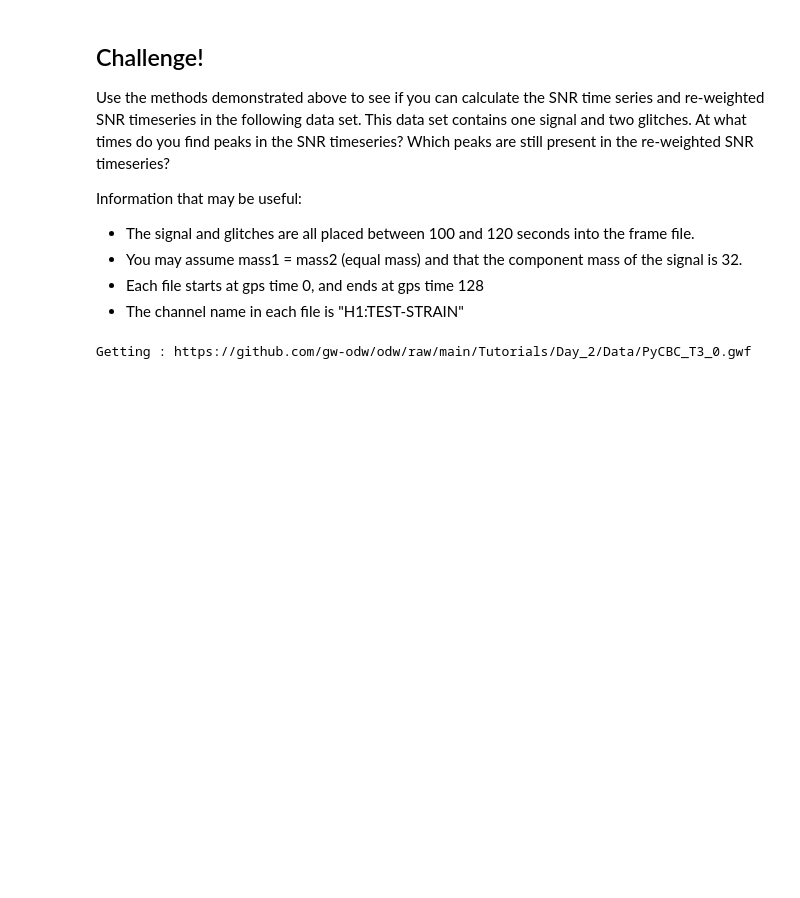
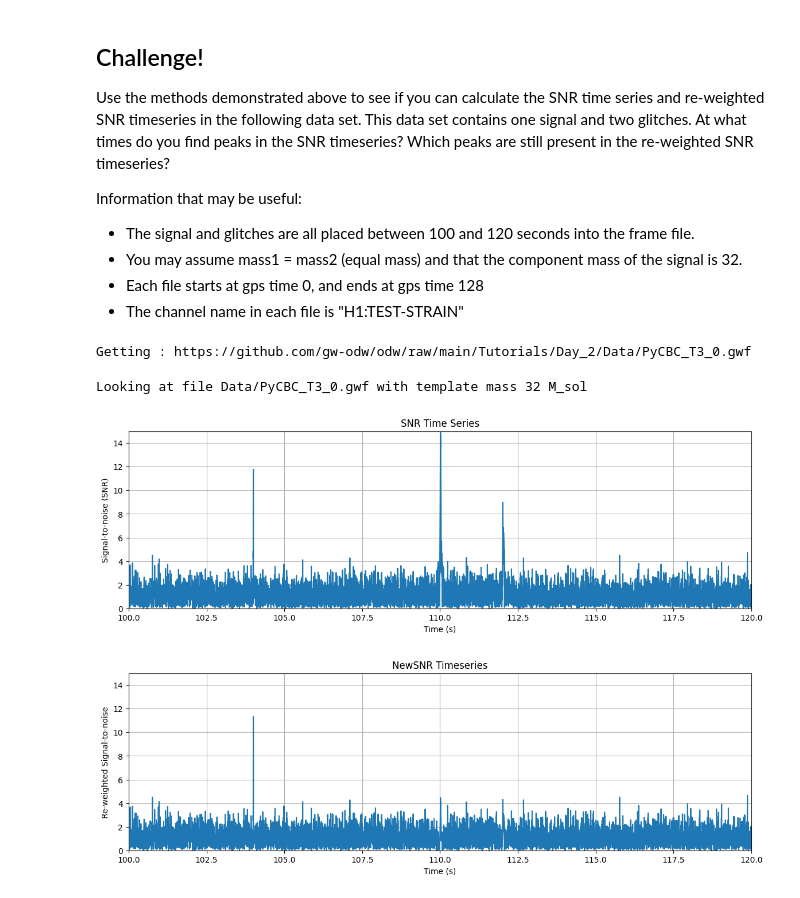
Before and after one commit to Ishan-A-Deshpande/GWODW-25, a Jupyter notebook: Tutorials/Day_2/Tuto_2.3_Signal_consistency_and_significance.ipynb, the cells around one changed output. Cells and saved outputs as stored; diff of their text form; code cells hidden in the pictures; blank space fills up the shorter version.

```diff
--- a/Tutorials/Day_2/Tuto_2.3_Signal_consistency_and_significance.ipynb
+++ b/Tutorials/Day_2/Tuto_2.3_Signal_consistency_and_significance.ipynb
@@ -405,3 +405,65 @@ end = start + 128
 ts = read_frame(file_name, channel_name, start, end)
 # %% [output]
 Getting : https://github.com/gw-odw/odw/raw/main/Tutorials/Day_2/Data/PyCBC_T3_0.gwf
+# %%
+import pylab
+
+def challenge_matched_filter(file_name,mass):
+  print("Looking at file {} with template mass {} M_sol".format(file_name,mass))
+  channel_name = "H1:TEST-STRAIN"
+  start = 0
+  end = start + 128
+  ts = read_frame(file_name, channel_name, start, end)
+  ts = highpass(ts, 15.0)
+  strain_ts = resample_to_delta_t(ts, 1.0/2048)
+  conditioned_ts = strain_ts.crop(2, 2)
+  psd_ts = conditioned_ts.psd(4)
+  psd_ts = interpolate(psd_ts, conditioned_ts.delta_f)
+  psd_ts = inverse_spectrum_truncation(psd_ts, int(4 * conditioned_ts.sample_rate),
+  low_frequency_cutoff=15)
+  hp_x, _ = get_fd_waveform(approximant="IMRPhenomD",
+     mass1=mass, mass2=mass,
+     f_lower=20.0, delta_f=conditioned_ts.delta_f)
+  hp_x.resize(len(psd_ts))
+
+  # For each observatory use this template to calculate the SNR time series
+  snr_x = matched_filter(hp_x, conditioned_ts, psd=psd_ts, low_frequency_cutoff=20).crop(5, 4)
+
+  pylab.figure(figsize=[14, 4])
+  pylab.plot(snr_x.sample_times, abs(snr_x), label='H1')
+  pylab.title('SNR Time Series')
+  pylab.grid()
+  pylab.xlim(100,120)
+  pylab.ylim(0, 15)
+  pylab.xlabel('Time (s)')
+  pylab.ylabel('Signal-to-noise (SNR)')
+  pylab.show()
+
+  chisq = {}
+  nbins = 26
+  chisq_x = power_chisq(hp_x, conditioned_ts, nbins, psd_ts, low_frequency_cutoff=20.0)
+  chisq_x = chisq_x.crop(5, 4)
+
+  dof_x = nbins * 2 - 2
+  chisq_x /= dof_x
+
+
+  # The rho-hat term above is named "newsnr" here
+  nsnr_x = newsnr(abs(snr_x), chisq_x)
+
+  # Plot the new SNR timeseries
+  pylab.figure(figsize=[14, 4])
+  pylab.plot(snr_x.sample_times, nsnr_x, label='H1')
+  pylab.title('NewSNR Timeseries')
+  pylab.grid()
+  pylab.xlim(100,120)
+  pylab.ylim(0, 15)
+  pylab.xlabel('Time (s)')
+  pylab.ylabel('Re-weighted Signal-to-noise')
+  pylab.show()
+
+challenge_matched_filter(files[0], 32)
+# %% [output]
+Looking at file Data/PyCBC_T3_0.gwf with template mass 32 M_sol
+[figure, added]
+[figure, added]
```
